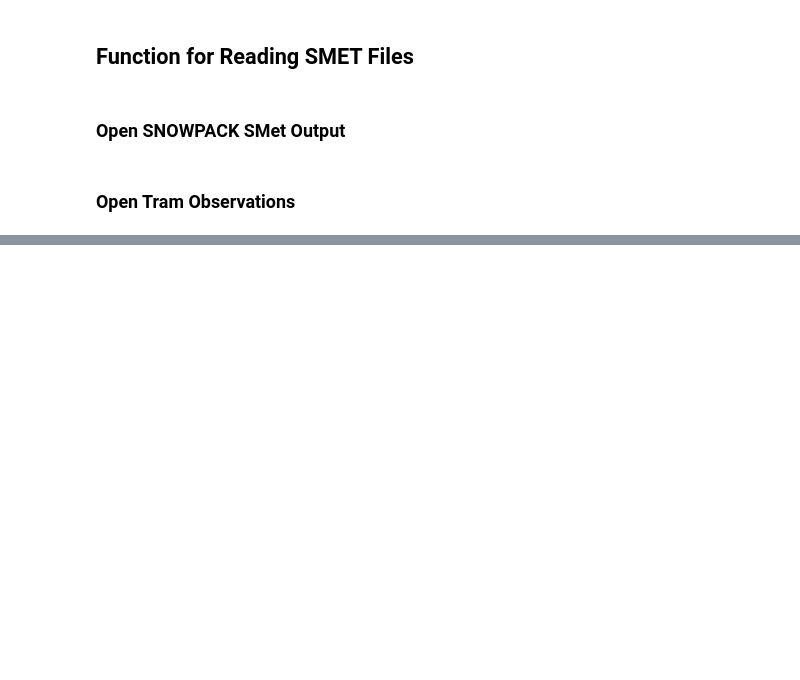
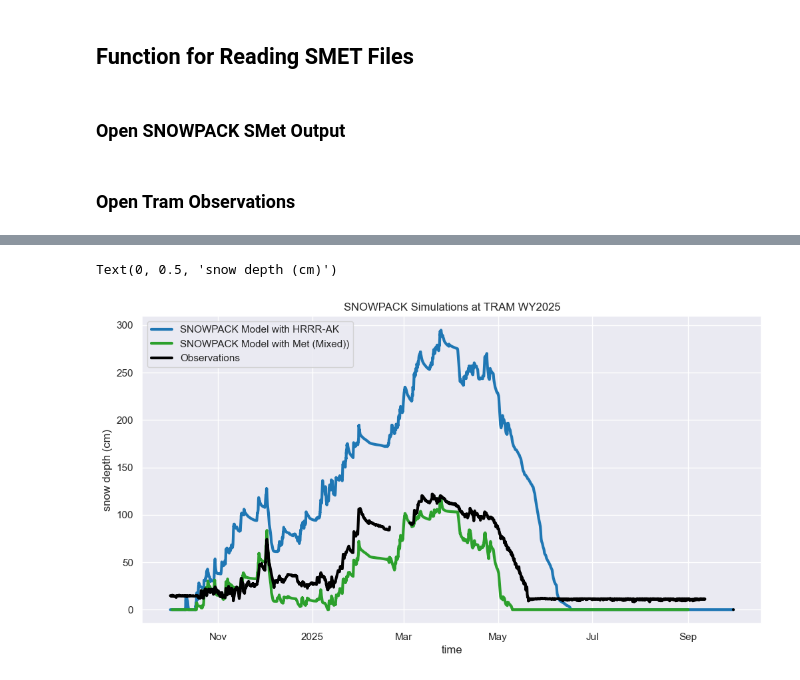
Before and after one commit to cassielumbrazo/snow_modeling_point, a Jupyter notebook: sites/tram/3_read_snowpack_output_tram_WY2025.ipynb, the cells around one changed output, grey strips where cells are left out. Cells and saved outputs as stored; diff of their text form; code cells hidden in the pictures; blank space fills up the shorter version.

Commit message:
fixed the mixed forcing set up here and got 2023 to 2025 working, some instability met issues

```diff
--- a/sites/tram/3_read_snowpack_output_tram_WY2025.ipynb
+++ b/sites/tram/3_read_snowpack_output_tram_WY2025.ipynb
@@ -84,6 +84,7 @@ def read_smet(filepath):
 # %% [markdown]
 ### Open SNOWPACK SMet Output
 # %%
-ds_snowpack, header = read_smet("/home/cassie/python/models/run_snowpack/sites/tram/output/hrrrak_tram_WY2025_base.smet")
+ds_snowpack_hrrrak, header = read_smet("/home/cassie/python/models/run_snowpack/sites/tram/output/hrrrak_tram_WY2025_base.smet")
+ds_snowpack_met_hrrrak, header = read_smet("/home/cassie/python/models/run_snowpack/sites/tram/output/met_hrrrak_tram_WY2025_base.smet")
 # %% [markdown]
 ### Open Tram Observations
@@ -130,0 +91,11 @@ plt.legend()
+# %%
+file = "/hdd/snow_hydrology/met_station/tram/tram_met_station_data_synoptic_2026-03-20"
+ds_obs = xr.open_dataset(file)
+
+# cut the datetime to be from 2024 10 01 to 2025 09 30 to match the snowpack output
+ds_obs = ds_obs.sel(time=slice("2024-10-01T05:00:00", "2025-09-30T05:00:00"))
+
+# convert temp to K for comparison with HRRR-AK data
+# ds_obs['temp'] = ds_obs['temp'] + 273.15
+
+ds_obs
@@ -130,0 +115,27 @@ plt.legend()
+# %%
+# small cleaning of the hs data which looks awful (remove if I end up doing this somewhere else)
+# remove ds_obs with hs > 150 cm
+# ds_obs = ds_obs.where(ds_obs['hs'] < 150, drop=True)
+
+# try something else
+# remove all the ds_obs.hs values between 28 Feb and 02 March 2025
+ds_obs['hs'] = ds_obs['hs'].where(~((ds_obs['time'] >= np.datetime64("2025-02-20T00:00:00")) & (ds_obs['time'] <= np.datetime64("2025-03-04T23:59:59"))))
+# %%
+ds_snowpack_hrrrak.HS_mod.plot(label = 'SNOWPACK Model with HRRR-AK', linewidth = 3, color='tab:blue')
+ds_snowpack_met_hrrrak.HS_mod.plot(label = 'SNOWPACK Model with Met (Mixed))', linewidth = 3, color='tab:green')
+# ds_snowpack_met_hrrrak_ffill.HS_mod.plot(label = 'SNOWPACK Model with Met (Mixed) + Ffill', linewidth = 3, color='tab:red')
+# ds_snowpack_met_hrrrak_scale.HS_mod.plot(label = 'SNOWPACK Model with Met (Mixed) + Ffill', linewidth = 3, color='tab:orange')
+#
+
+ds_obs.hs.plot(label = 'Observations', linewidth = 3, color='black')
+
+
+plt.title('SNOWPACK Simulations at TRAM WY2025')
+plt.legend(loc = 'upper left')
+
+# plt.ylim([-10, 300])
+
+plt.ylabel('snow depth (cm)')
+# %% [output]
+Text(0, 0.5, 'snow depth (cm)')
+[figure, added]
```
Also changed, not shown: parts of 5 cells of this notebook, 5 other files.
